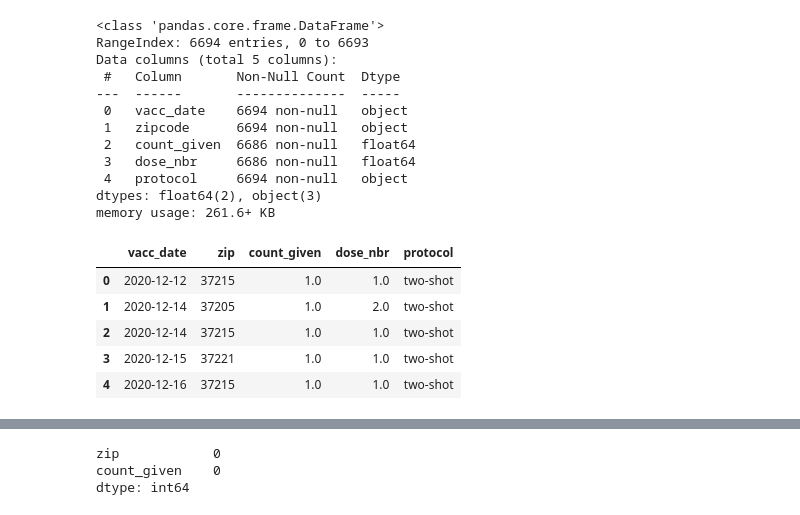
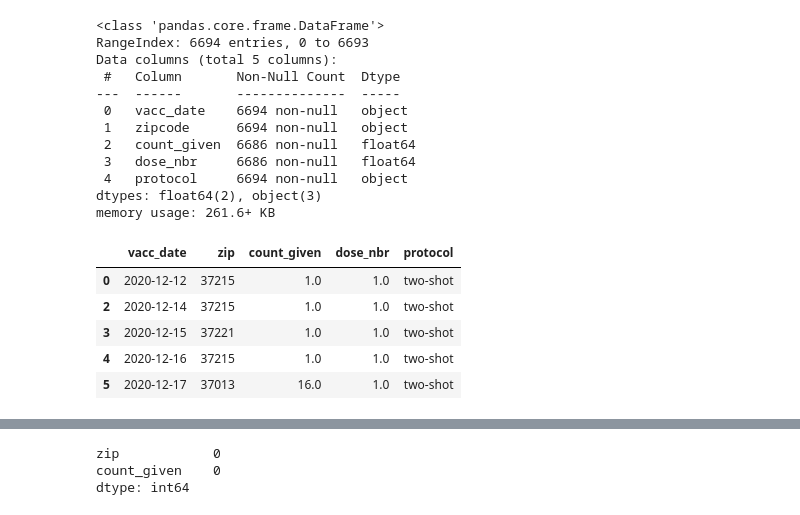
Before and after one commit to rghertel/nash-covid-cases-vaccines-pekka_pickled_peppers, a Jupyter notebook: Metro Area Covid Infections, Vaccinations, Other Factor Correlations.ipynb, the cells around one changed output, grey strips where cells are left out. Saved outputs shown, nothing was run; the diff lists cells and outputs as text; code cells hidden in the pictures.

```diff
--- a/Metro Area Covid Infections, Vaccinations, Other Factor Correlations.ipynb
+++ b/Metro Area Covid Infections, Vaccinations, Other Factor Correlations.ipynb
@@ -72,13 +84,14 @@ memory usage: 261.6+ KB
 # %%
 #rename zipcode column to zip & verify/check null values
 covid_vacc = covid_vacc.rename(columns={'zipcode':'zip'})
-covid_vacc['zip'] = covid_vacc['zip'].apply(lambda x: x.split('.0')[0])
+covid_vacc['zip'] = covid_vacc['zip'].str.strip('.0')
+covid_vacc = covid_vacc[covid_vacc['dose_nbr'] == 1]
 covid_vacc.head()
 #covid_vacc.isnull().sum()
 # %% [output]
 |  | vacc_date | zip | count_given | dose_nbr | protocol |
 | 0 | 2020-12-12 | 37215 | 1.0 | 1.0 | two-shot |
-| 1 | 2020-12-14 | 37205 | 1.0 | 2.0 | two-shot |
 | 2 | 2020-12-14 | 37215 | 1.0 | 1.0 | two-shot |
 | 3 | 2020-12-15 | 37221 | 1.0 | 1.0 | two-shot |
 | 4 | 2020-12-16 | 37215 | 1.0 | 1.0 | two-shot |
+| 5 | 2020-12-17 | 37013 | 16.0 | 1.0 | two-shot |
```
Also changed, not shown: parts of 42 cells of this notebook, 2 other files.
